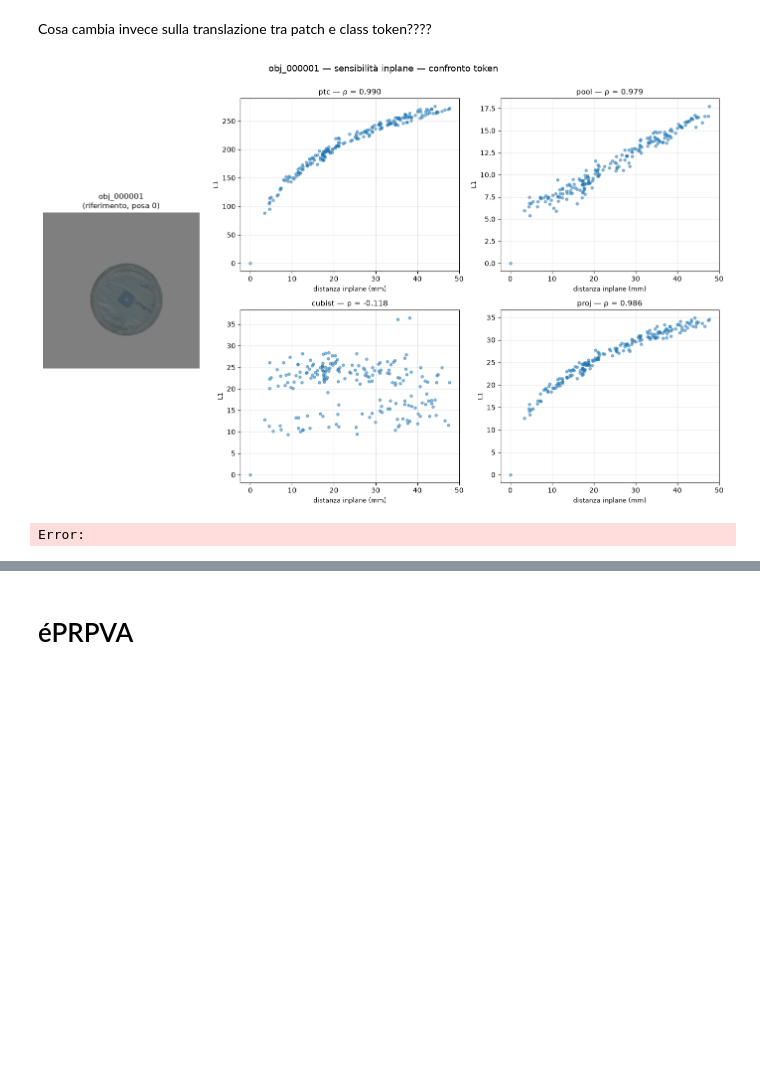
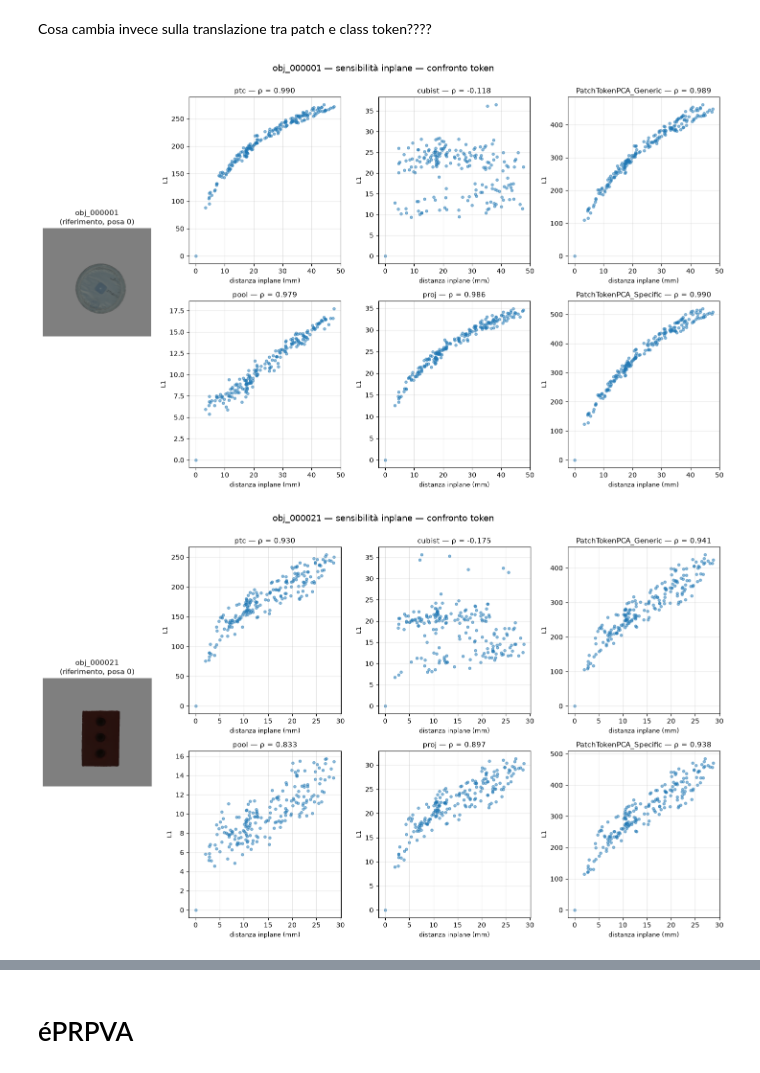
Before and after one commit to Saiukk/PoseJEPA, a Jupyter notebook: Script/Notebook/Descriptor.ipynb, the cells around one changed output, grey strips where cells are left out. Saved outputs shown, nothing was run; the diff lists cells and outputs as text; code cells hidden in the pictures; blank space fills up the shorter version.

```diff
--- a/Script/Notebook/Descriptor.ipynb
+++ b/Script/Notebook/Descriptor.ipynb
@@ -113,6 +113,9 @@ def extract_features2(img, layers=[-1], token="pool", grid=2,
 
         if token == "cls":
             v = h[0]
+
+        elif token == "PatchToken":
+            v = h[1:]
 
         elif token == "ptc":
             v = h[1:].flatten()
@@ -358,22 +527,32 @@ for obj in OBJECTS:
 Cosa cambia invece sulla translazione tra patch e class token????
 # %%
 import pandas as pd
+import math
 from scipy.stats import spearmanr
 
 def _sensitivity_trans_generic(obj_name, dataset, token, component, ref_idx=0, **kwargs):
     """
     Come sensitivity_trans originale, ma accetta **kwargs generici (grid per
-    pool/cubist, reduced_dim per proj) cosi' da poter essere richiamata per
-    qualsiasi token senza if/else espliciti.
+    pool/cubist/PatchTokenPCA, reduced_dim per proj) cosi' da poter essere
+    richiamata per qualsiasi token senza if/else espliciti.
     """
     df = pd.read_csv(RENDERS / dataset / "gt_poses.csv")
     df = df[df["object"] == obj_name].reset_index(drop=True)
+
     T_all = df[["tx", "ty", "tz"]].values
     t_ref = T_all[ref_idx]
 
     img_paths = [str(RENDERS / p) for p in df["image"]]   # str -> beneficia della cache
 
-    e_ref = extract_features2(img_paths[ref_idx], token=token, **kwargs)
+    def get_flat_embedding(img_path):
+        e = extract_features2(img_path, token=token, **kwargs)
+        e = e.reshape(-1)
+        if e.is_cuda:
+            e = e.cpu()
+        return e
+
+    e_ref = get_flat_embedding(img_paths[ref_idx])
+
     tdist, dists = [], []
     for i in range(len(df)):
         dt = T_all[i] - t_ref
@@ -384,59 +563,65 @@ def _sensitivity_trans_generic(obj_name, dataset, token, component, ref_idx=0, *
         else:
             x = np.linalg.norm(dt)
         tdist.append(x)
-        e = extract_features2(img_paths[i], token=token, **kwargs)
+
+        e = get_flat_embedding(img_paths[i])
         dists.append(torch.abs(e_ref - e).sum().item())
+
     return np.array(tdist), np.array(dists), img_paths[ref_idx]
 
 
 def plot_trans_compare(obj_name, dataset="ycbv_translation", component="all",
-                       tokens=("ptc", "pool", "cubist", "proj"),
-                       grid=2, reduced_dim=12, ref_idx=0):
+                        tokens=("ptc", "pool", "cubist", "proj", "PatchTokenPCA_Generic", "PatchTokenPCA_Specific"),
+                        grid=2, reduced_dim=12, ref_idx=0):
     """
-    Come plot_trans_objects, ma per UN oggetto confronta i 4 token affiancati
-    (griglia 2x2), con l'immagine dell'oggetto di riferimento a sinistra.
+    Come plot_trans_objects, ma per UN oggetto confronta i token affiancati
+    (griglia dinamica), con l'immagine dell'oggetto di riferimento a sinistra.
     """
-    fig = plt.figure(figsize=(14, 9))
-    gs = fig.add_gridspec(2, 3, width_ratios=[1, 1.4, 1.4])
+    n_tokens = len(tokens)
+    n_cols_scatter = math.ceil(n_tokens / 2)
+    n_cols_total = n_cols_scatter + 1
 
-    scatter_positions = [gs[0, 1], gs[0, 2], gs[1, 1], gs[1, 2]]
+    fig = plt.figure(figsize=(4 + 3.5 * n_cols_scatter, 9))
+    gs = fig.add_gridspec(2, n_cols_total, width_ratios=[1] + [1.4] * n_cols_scatter)
+
+    scatter_positions = [gs[r, c] for c in range(1, n_cols_total) for r in range(2)]
+
     ref_img_path = None
-
     for pos, token in zip(scatter_positions, tokens):
         ax = fig.add_subplot(pos)
+
         kwargs = {}
-        if token in ("pool", "cubist"):
+        if token in ("pool", "cubist", "PatchTokenPCA_Generic", "PatchTokenPCA_Specific"):
             kwargs["grid"] = grid
         if token == "proj":
             kwargs["reduced_dim"] = reduced_dim
 
         td, d, ref_img_path = _sensitivity_trans_generic(
             obj_name, dataset=dataset, token=token, component=component,
             ref_idx=ref_idx, **kwargs)
+
         rho = spearmanr(td, d).statistic
-
         ax.scatter(td, d, s=15, alpha=0.5)
         ax.set_title(f"{token} — ρ = {rho:.3f}", fontsize=11)
         ax.set_xlabel(f"distanza {component} (mm)", fontsize=9)
         ax.set_ylabel("L1", fontsize=9)
         ax.grid(alpha=0.3)
 
     ax_img = fig.add_subplot(gs[:, 0])
     ax_img.imshow(Image.open(ref_img_path).convert("RGB"))
     ax_img.set_title(f"{obj_name}\n(riferimento, posa {ref_idx})", fontsize=11)
     ax_img.axis("off")
 
     plt.suptitle(f"{obj_name} — sensibilità {component} — confronto token", y=1.00, fontsize=13)
     plt.tight_layout()
     plt.show()
 
 
 OBJECTS = ["obj_000001", "obj_000021", "obj_000015"]
 for obj in OBJECTS:
     plot_trans_compare(obj, dataset="ycbv_inplane", component="inplane", grid=2)
-
 for obj in OBJECTS:
     plot_trans_compare(obj, dataset="ycbv_offplane", component="depth", grid=2)
 # %% [output]
-[figure, old version]
+[figure, new version]
-Error:
+[figure, added]
```
Also changed, not shown: parts of 18 cells of this notebook.
